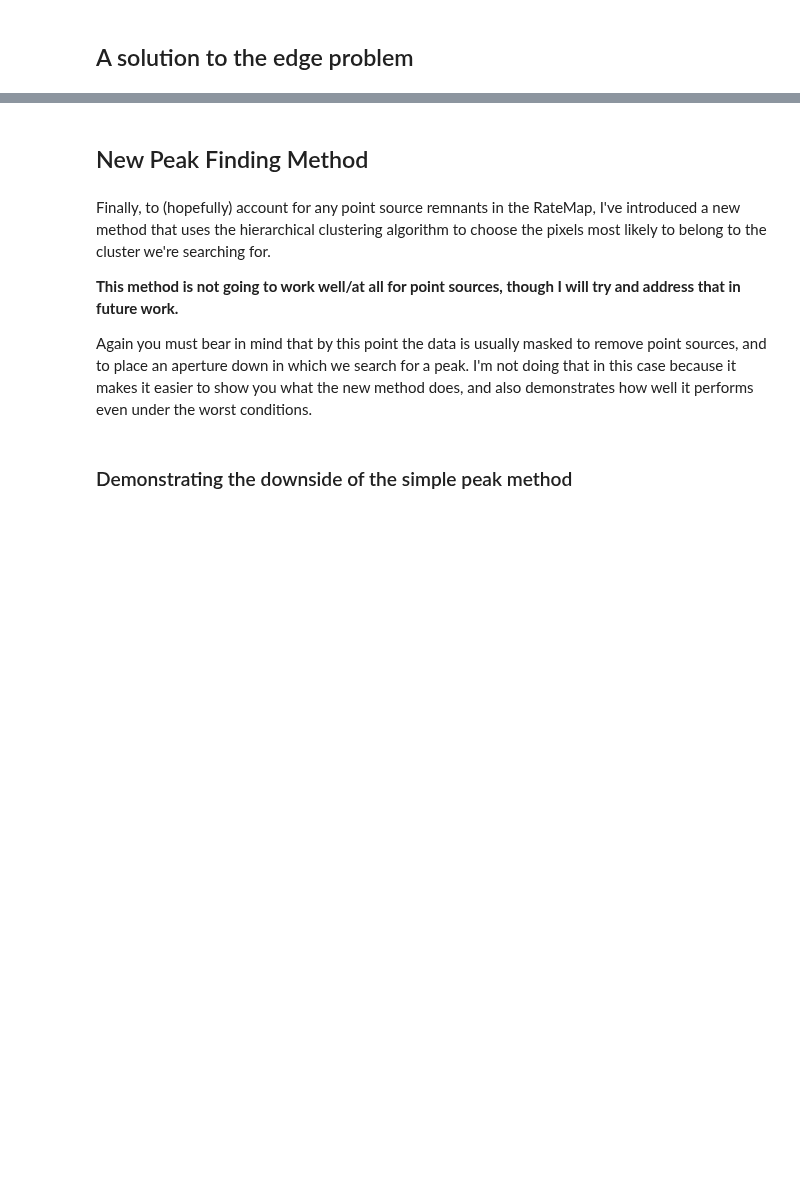
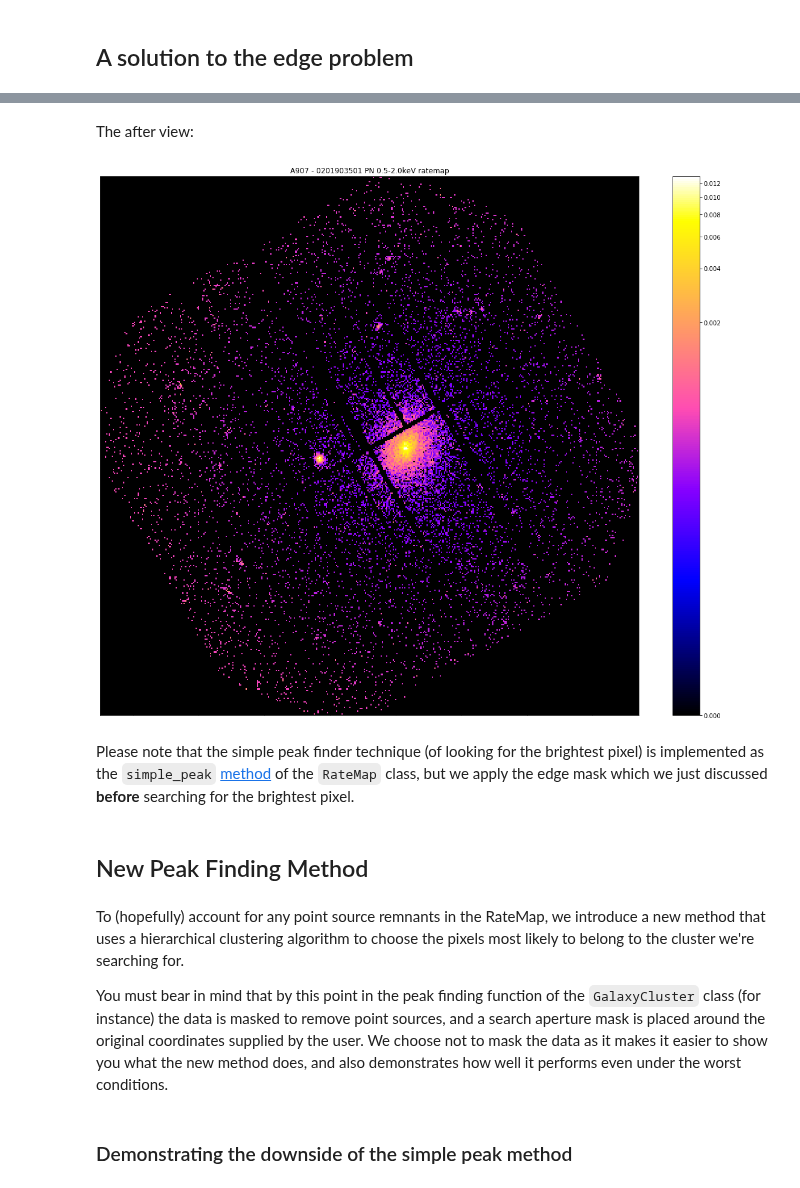
Before and after one commit to DavidT3/XGA, a Jupyter notebook: docs/source/notebooks/techniques/hierarchical_clustering_peak_finding.ipynb, the cells around one changed output, grey strips where cells are left out. Cells and saved outputs as stored; diff of their text form; code cells hidden in the pictures; blank space fills up the shorter version.

```diff
--- a/docs/source/notebooks/techniques/hierarchical_clustering_peak_finding.ipynb
+++ b/docs/source/notebooks/techniques/hierarchical_clustering_peak_finding.ipynb
@@ -132,11 +123,17 @@ plt.show()
+# %% [markdown]
+The after view:
+# %%
+pn_rt.view(zoom_in=True, mask_edges=True, figsize=(16, 13))
+# %% [output]
+[figure, added]
+# %% [markdown]
+Please note that the simple peak finder technique (of looking for the brightest pixel) is implemented as the `simple_peak` [method]((../../xga.products.html#xga.products.phot.RateMap.simple_peak)) of the `RateMap` class, but we apply the edge mask which we just discussed **before** searching for the brightest pixel.
 # %% [markdown]
 ## New Peak Finding Method
 # %% [markdown]
-Finally, to (hopefully) account for any point source remnants in the RateMap, I've introduced a new method that uses the hierarchical clustering algorithm to choose the pixels most likely to belong to the cluster we're searching for.
+To (hopefully) account for any point source remnants in the RateMap, we introduce a new method that uses a hierarchical clustering algorithm to choose the pixels most likely to belong to the cluster we're searching for.
 
-**This method is not going to work well/at all for point sources, though I will try and address that in future work.**
-
-Again you must bear in mind that by this point the data is usually masked to remove point sources, and to place an aperture down in which we search for a peak. I'm not doing that in this case because it makes it easier to show you what the new method does, and also demonstrates how well it performs even under the worst conditions.
+You must bear in mind that by this point in the peak finding function of the `GalaxyCluster` class (for instance) the data is masked to remove point sources, and a search aperture mask is placed around the original coordinates supplied by the user. We choose not to mask the data as it makes it easier to show you what the new method does, and also demonstrates how well it performs even under the worst conditions.
 # %% [markdown]
 ### Demonstrating the downside of the simple peak method
 # %%
```
Also changed, not shown: parts of 36 cells of this notebook, 1 other file.
